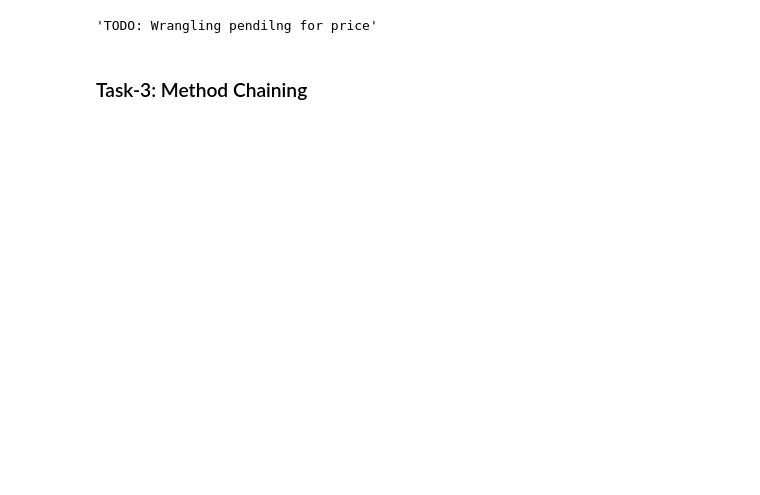
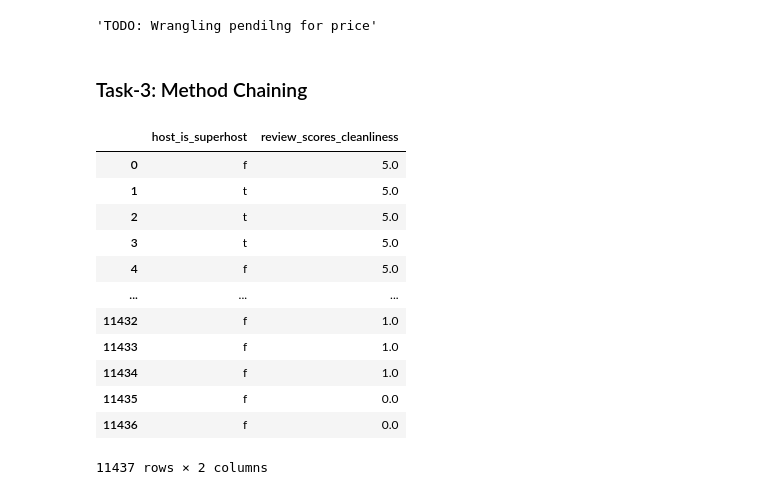
Before and after one commit to data301-2021-winter1/project-group11-project, a Jupyter notebook: notebooks/analysis1.ipynb, the cells around one changed output. Saved outputs shown, nothing was run; the diff lists cells and outputs as text; code cells hidden in the pictures; blank space fills up the shorter version.

```diff
--- a/notebooks/analysis1.ipynb
+++ b/notebooks/analysis1.ipynb
@@ -249,0 +284,17 @@ cleanmean.rename(columns = {"host_is_superhost":"Host is Super Host?","review_sc
+# %%
+clean,price = p1.load(data)
+clean
+# %% [output]
+|  | host_is_superhost | review_scores_cleanliness |
+| 0 | f | 5.0 |
+| 1 | t | 5.0 |
+| 2 | t | 5.0 |
+| 3 | t | 5.0 |
+| 4 | f | 5.0 |
+| ... | ... | ... |
+| 11432 | f | 1.0 |
+| 11433 | f | 1.0 |
+| 11434 | f | 1.0 |
+| 11435 | f | 0.0 |
+| 11436 | f | 0.0 |
+11437 rows × 2 columns
```
Also changed, not shown: parts of 11 cells of this notebook, 1 other file.
